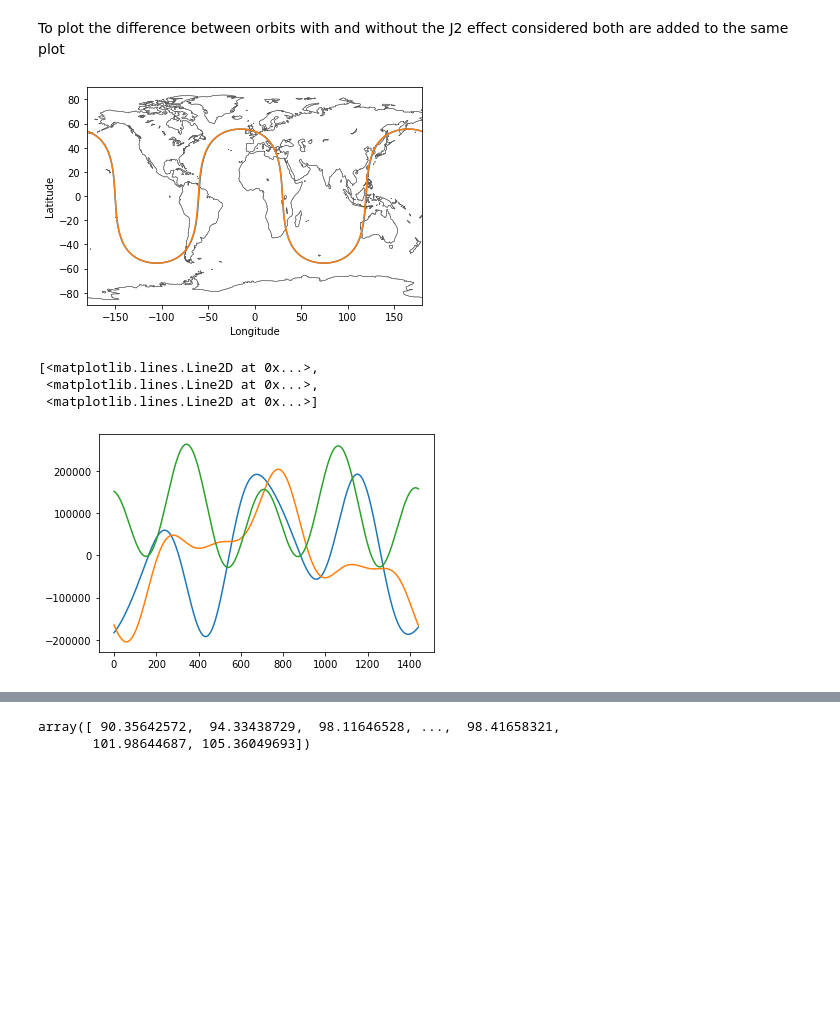
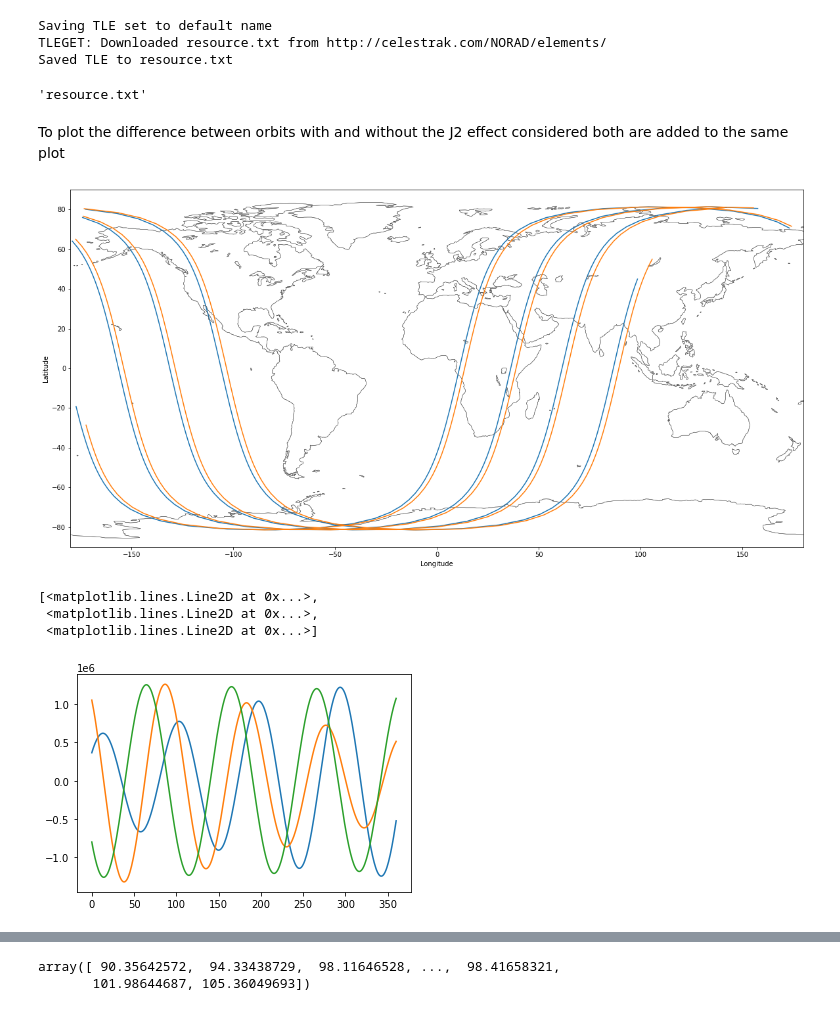
Before and after one commit to mlinds/sim_vis, a Jupyter notebook: module2/python/j2_plotting.ipynb, the cells around one changed output, grey strips where cells are left out. Cells and saved outputs as stored; diff of their text form; code cells hidden in the pictures; blank space fills up the shorter version.

```diff
--- a/module2/python/j2_plotting.ipynb
+++ b/module2/python/j2_plotting.ipynb
@@ -6,21 +6,28 @@ import matplotlib.pyplot as plt
 import cmocean
 
 #%matplotlib qt
+# %%
+tle.tleget('resource')
+# %% [output]
+Saving TLE set to default name
+TLEGET: Downloaded resource.txt from http://celestrak.com/NORAD/elements/
+Saved TLE to resource.txt
+'resource.txt'
 # %%
-gpsERS = tle.tleread('GPS.txt',verbose=0)
-t = tle.tledatenum(['2021-11-15 0:00:00', 24*60 ,1])
-xsat,vsat = tle.tle2vec(gpsERS,t,'GPS BIIR-2')
+gpsERS = tle.tleread('resource.txt',verbose=0)
+t = tle.tledatenum(['2021-11-20 0:00:00', 6*60 ,1])
+xsat,vsat = tle.tle2vec(gpsERS,t,'RADARSAT-2')
 xsate,vsate = crs.eci2ecef(t,xsat=xsat,vsat=vsat)
-xsat_noJ2,vsat_noJ2 = tle.tle2vec(gpsERS,t,'GPS BIIR-2',propagation="NOJ2")
+xsat_noJ2,vsat_noJ2 = tle.tle2vec(gpsERS,t,'RADARSAT-2',propagation="NOJ2")
 xsate_noJ2,vsate_noJ2 = crs.eci2ecef(t,xsat=xsat_noJ2,vsat=vsat_noJ2,)
 # %% [markdown]
 To plot the difference between orbits with and without the J2 effect considered both are added to the same plot
 # %%
-plt.figure()
+plt.figure(figsize=(20,10))
 tle.pltgroundtrack(xsate)
 tle.pltgroundtrack(xsate_noJ2)
 # %% [output]
-[figure, old version]
+[figure, new version]
 # %%
 j2_noj2_diff = xsate-xsate_noJ2
 plt.plot(j2_noj2_diff)
@@ -28,7 +35,7 @@ plt.plot(j2_noj2_diff)
 [<matplotlib.lines.Line2D at 0x...>,
  <matplotlib.lines.Line2D at 0x...>,
  <matplotlib.lines.Line2D at 0x...>]
-[figure, old version]
+[figure, new version]
 # %%
 plt.plot(vsate-vsate_noJ2)
 # %% [output]
```
Also changed, not shown: parts of 2 cells of this notebook, 1 other file.
